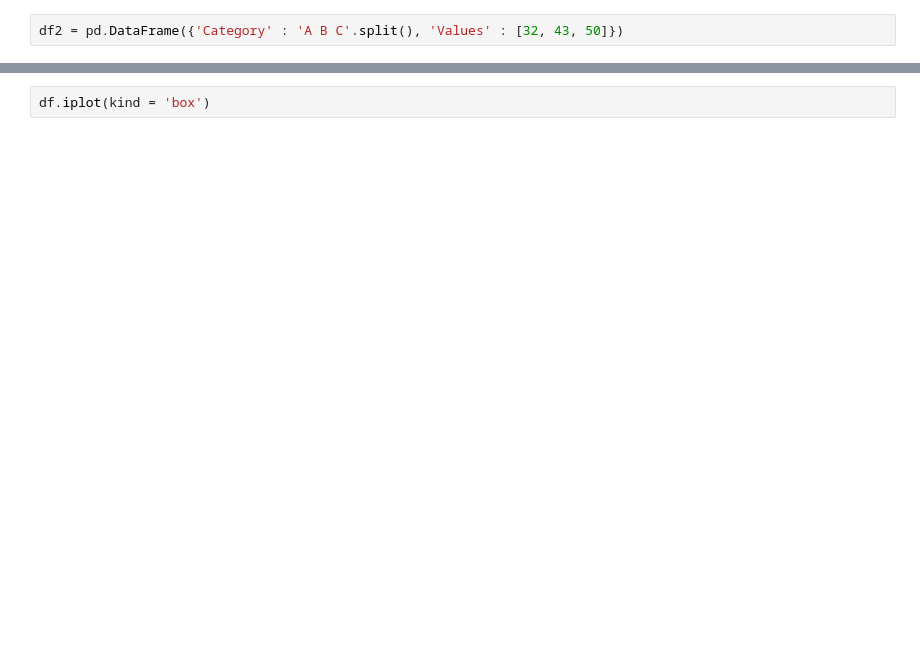
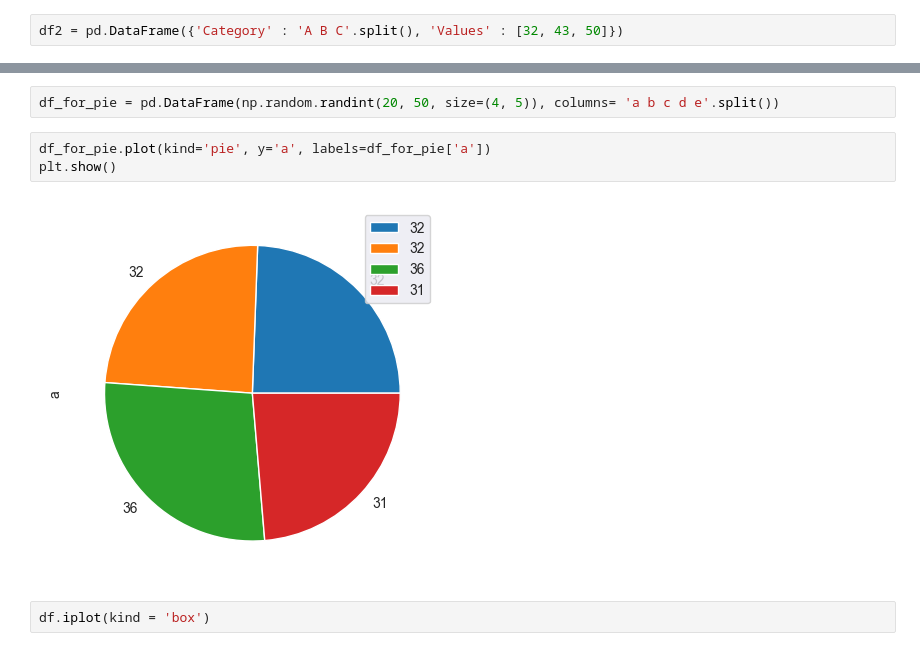
Before and after one commit to binda-nabendu/Machine-Learning-Models, a Jupyter notebook: plotlyandcufflinks.ipynb, the cells around one changed output, grey strips where cells are left out. Cells and saved outputs as stored; diff of their text form; blank space fills up the shorter version.

```diff
--- a/plotlyandcufflinks.ipynb
+++ b/plotlyandcufflinks.ipynb
@@ -48,3 +111,10 @@ df.sum().iplot(kind = 'bar')
+# %%
+df_for_pie = pd.DataFrame(np.random.randint(20, 50, size=(4, 5)), columns= 'a b c d e'.split())
+# %%
+df_for_pie.plot(kind='pie', y='a', labels=df_for_pie['a'])
+plt.show()
+# %% [output]
+[figure, added]
 # %%
 df.iplot(kind = 'box')
 # %% [output]
```
Also changed, not shown: parts of 34 cells of this notebook, 36 other files.
